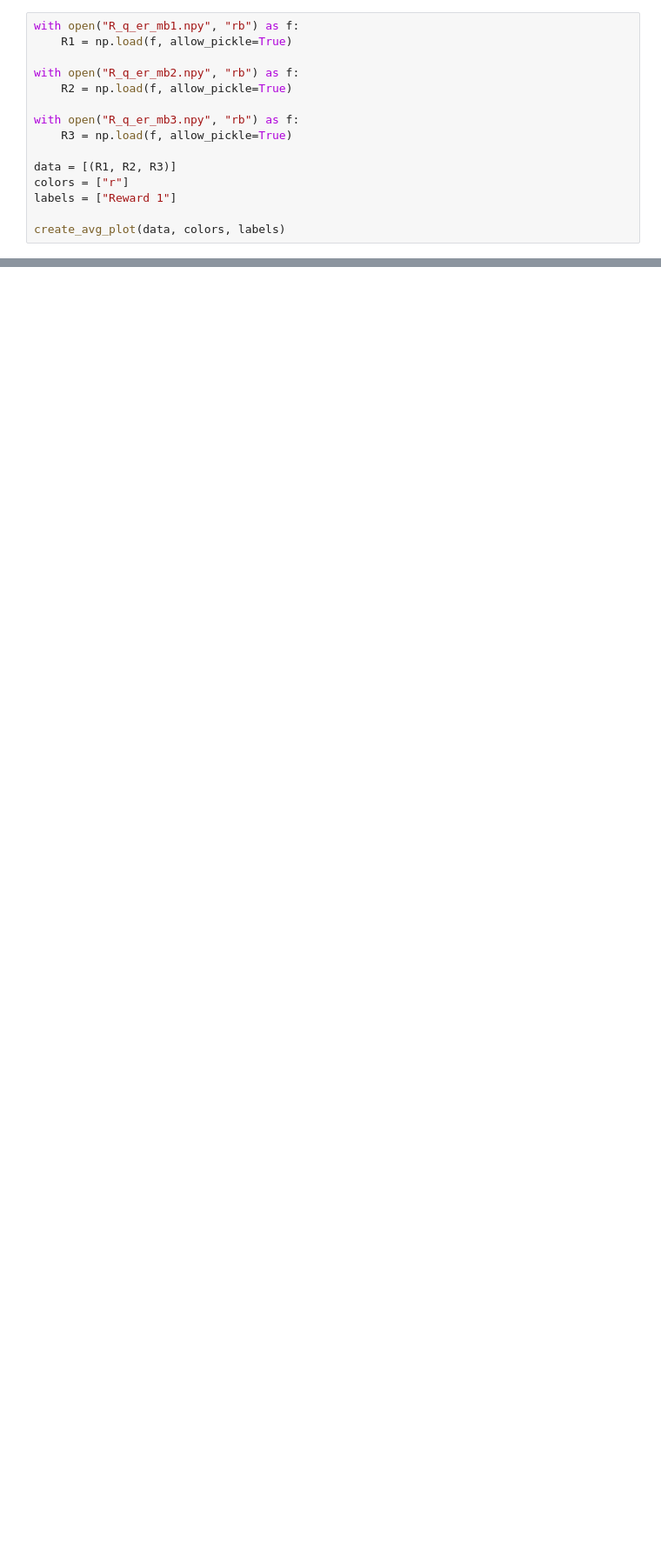
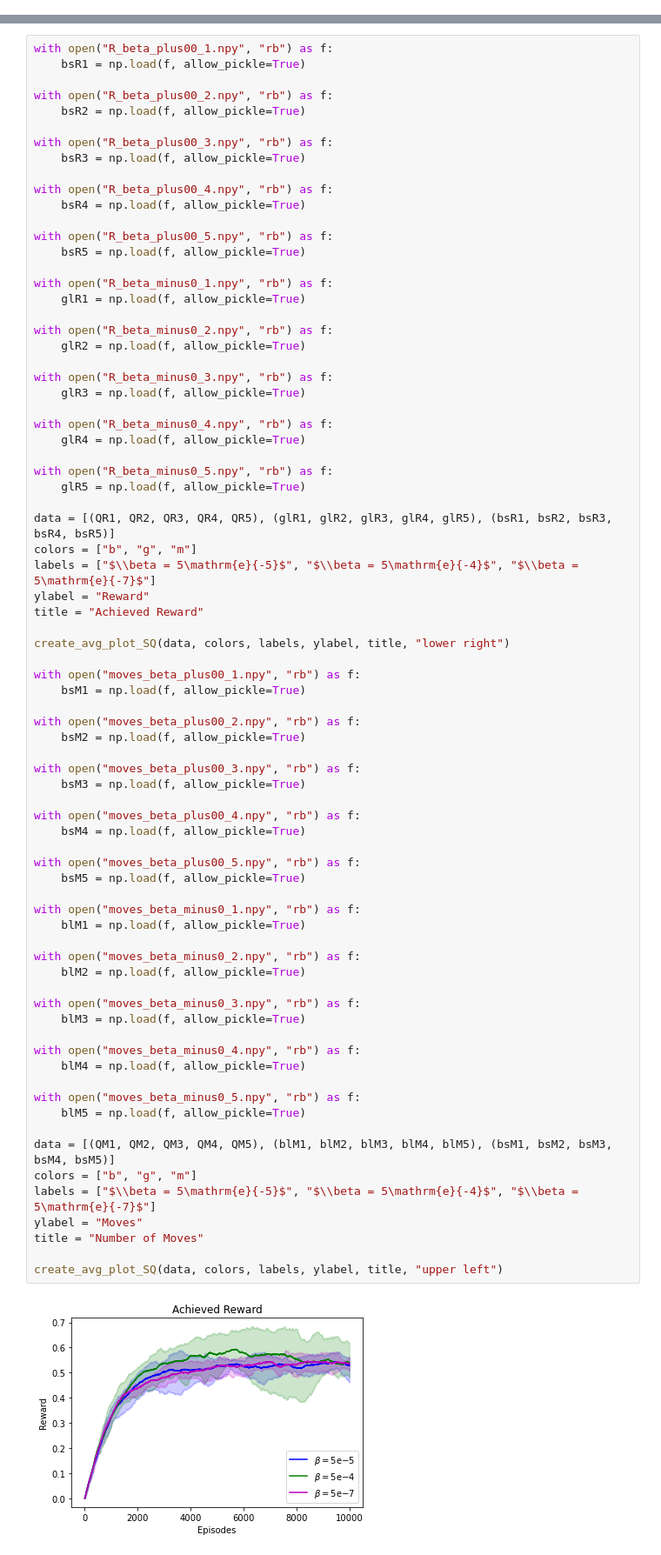
Before and after one commit to rmogicato/RL-Jan-Raffael, a Jupyter notebook: Visualization.ipynb, the cells around one changed output, grey strips where cells are left out. Shown at 87% size. Drawn from its saved outputs; the diff is of its cells as text; blank space fills up the shorter version.

```diff
--- a/Visualization.ipynb
+++ b/Visualization.ipynb
@@ -38,15 +23,0 @@ def create_avg_plot(data, colors, labels):
-# %%
-with open("R_q_er_mb1.npy", "rb") as f:
-    R1 = np.load(f, allow_pickle=True)
-
-with open("R_q_er_mb2.npy", "rb") as f:
-    R2 = np.load(f, allow_pickle=True)
-
-with open("R_q_er_mb3.npy", "rb") as f:
-    R3 = np.load(f, allow_pickle=True)
-
-data = [(R1, R2, R3)]
-colors = ["r"]
-labels = ["Reward 1"]
-
-create_avg_plot(data, colors, labels)
@@ -156,0 +160,78 @@ create_avg_plot_SQ(data, colors, labels, ylabel, title)
+# %%
+with open("R_beta_plus00_1.npy", "rb") as f:
+    bsR1 = np.load(f, allow_pickle=True)
+
+with open("R_beta_plus00_2.npy", "rb") as f:
+    bsR2 = np.load(f, allow_pickle=True)
+
+with open("R_beta_plus00_3.npy", "rb") as f:
+    bsR3 = np.load(f, allow_pickle=True)
+
+with open("R_beta_plus00_4.npy", "rb") as f:
+    bsR4 = np.load(f, allow_pickle=True)
+
+with open("R_beta_plus00_5.npy", "rb") as f:
+    bsR5 = np.load(f, allow_pickle=True)
+
+with open("R_beta_minus0_1.npy", "rb") as f:
+    glR1 = np.load(f, allow_pickle=True)
+
+with open("R_beta_minus0_2.npy", "rb") as f:
+    glR2 = np.load(f, allow_pickle=True)
+
+with open("R_beta_minus0_3.npy", "rb") as f:
+    glR3 = np.load(f, allow_pickle=True)
+
+with open("R_beta_minus0_4.npy", "rb") as f:
+    glR4 = np.load(f, allow_pickle=True)
+
+with open("R_beta_minus0_5.npy", "rb") as f:
+    glR5 = np.load(f, allow_pickle=True)
+
+data = [(QR1, QR2, QR3, QR4, QR5), (glR1, glR2, glR3, glR4, glR5), (bsR1, bsR2, bsR3, bsR4, bsR5)]
+colors = ["b", "g", "m"]
+labels = ["$\\beta = 5\mathrm{e}{-5}$", "$\\beta = 5\mathrm{e}{-4}$", "$\\beta = 5\mathrm{e}{-7}$"]
+ylabel = "Reward"
+title = "Achieved Reward"
+
+create_avg_plot_SQ(data, colors, labels, ylabel, title, "lower right")
+
+with open("moves_beta_plus00_1.npy", "rb") as f:
+    bsM1 = np.load(f, allow_pickle=True)
+
+with open("moves_beta_plus00_2.npy", "rb") as f:
+    bsM2 = np.load(f, allow_pickle=True)
+
+with open("moves_beta_plus00_3.npy", "rb") as f:
+    bsM3 = np.load(f, allow_pickle=True)
+
+with open("moves_beta_plus00_4.npy", "rb") as f:
+    bsM4 = np.load(f, allow_pickle=True)
+
+with open("moves_beta_plus00_5.npy", "rb") as f:
+    bsM5 = np.load(f, allow_pickle=True)
+
+with open("moves_beta_minus0_1.npy", "rb") as f:
+    blM1 = np.load(f, allow_pickle=True)
+
+with open("moves_beta_minus0_2.npy", "rb") as f:
+    blM2 = np.load(f, allow_pickle=True)
+
+with open("moves_beta_minus0_3.npy", "rb") as f:
+    blM3 = np.load(f, allow_pickle=True)
+
+with open("moves_beta_minus0_4.npy", "rb") as f:
+    blM4 = np.load(f, allow_pickle=True)
+
+with open("moves_beta_minus0_5.npy", "rb") as f:
+    blM5 = np.load(f, allow_pickle=True)
+
+data = [(QM1, QM2, QM3, QM4, QM5), (blM1, blM2, blM3, blM4, blM5), (bsM1, bsM2, bsM3, bsM4, bsM5)]
+colors = ["b", "g", "m"]
+labels = ["$\\beta = 5\mathrm{e}{-5}$", "$\\beta = 5\mathrm{e}{-4}$", "$\\beta = 5\mathrm{e}{-7}$"]
+ylabel = "Moves"
+title = "Number of Moves"
+
+create_avg_plot_SQ(data, colors, labels, ylabel, title, "upper left")
+# %% [output]
+[figure, added]
```
Also changed, not shown: parts of 9 cells of this notebook, 3 other files.
